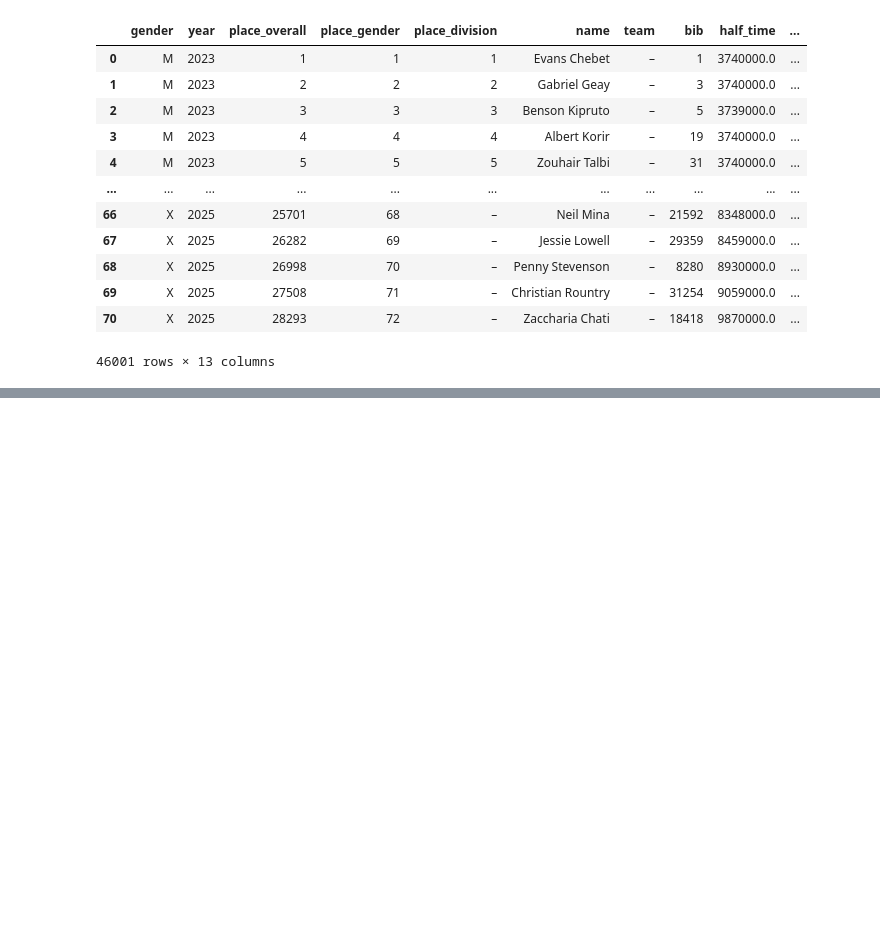
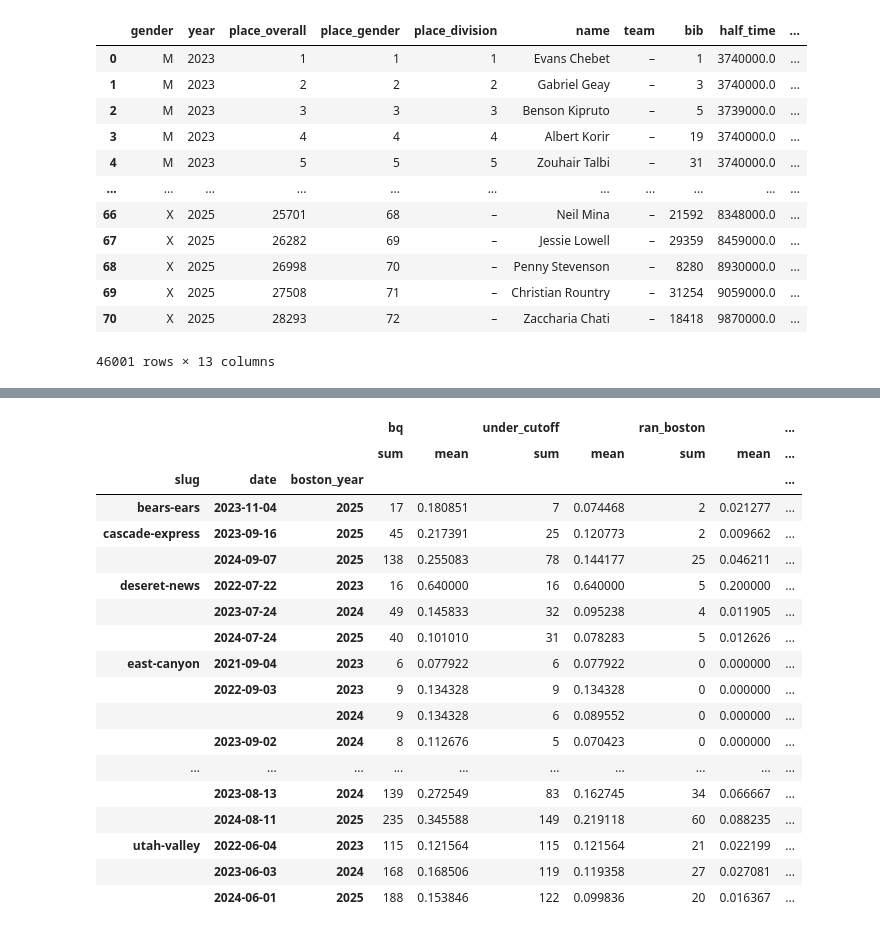
Before and after one commit to great-strides/boston-marathon-downhill, a Jupyter notebook: main.ipynb, the cells around one changed output, grey strips where cells are left out. Cells and saved outputs as stored; diff of their text form; code cells hidden in the pictures; blank space fills up the shorter version.

Commit message:
boston years

```diff
--- a/main.ipynb
+++ b/main.ipynb
@@ -188,14 +191,14 @@ abbr_to_state = {
     'AP': 'Armed Forces Pacific'
 }
 
-downhill_marathons_df['gender'] = downhill_marathons_df['gender'].replace('F', 'W').replace(['U', 'NB', 'NOT SPECIFIED', '---'], 'X')
+downhill_marathon_results_df['gender'] = downhill_marathon_results_df['gender'].replace('F', 'W').replace(['U', 'NB', 'NOT SPECIFIED', '---'], 'X')
 
-downhill_marathons_df['state'] = downhill_marathons_df['state'].replace({v[:10].upper(): k for k, v in abbr_to_state.items()})
-downhill_marathons_df['state'] = downhill_marathons_df['state'].str.lower()
-downhill_marathons_df['state'] = downhill_marathons_df['state'].replace({v.lower(): k  for k, v in abbr_to_state.items()})
-downhill_marathons_df['state'] = downhill_marathons_df['state'].str.upper()
+downhill_marathon_results_df['state'] = downhill_marathon_results_df['state'].replace({v[:10].upper(): k for k, v in abbr_to_state.items()})
+downhill_marathon_results_df['state'] = downhill_marathon_results_df['state'].str.lower()
+downhill_marathon_results_df['state'] = downhill_marathon_results_df['state'].replace({v.lower(): k  for k, v in abbr_to_state.items()})
+downhill_marathon_results_df['state'] = downhill_marathon_results_df['state'].str.upper()
 
-downhill_marathons_df['age'] = pd.to_numeric(downhill_marathons_df['age'], errors='coerce')
+downhill_marathon_results_df['age'] = pd.to_numeric(downhill_marathon_results_df['age'], errors='coerce')
 # %% [markdown]
 ## Cleaning and Formatting Race Data
 # %%
@@ -260,7 +263,7 @@ def get_division_for_age(age: int):
             return divisions_map[division]
     raise ValueError(f'Invalid age: {age}')
 # %%
-boston_marathon_df = pd.DataFrame(columns=['gender', 'year', 'place_overall', 'place_gender', 'place_division', 'name', 'team', 'bib', 'half_time', 'finish_time_net', 'finish_time_gun', 'division', 'state_province'])
+boston_marathon_results_df = pd.DataFrame(columns=['gender', 'year', 'place_overall', 'place_gender', 'place_division', 'name', 'team', 'bib', 'half_time', 'finish_time_net', 'finish_time_gun', 'division', 'state_province'])
 
 for year in range(2023, 2025 + 1):
     file_path = f'raw/boston-marathon-{year}.json'
@@ -279,9 +282,9 @@ for year in range(2023, 2025 + 1):
             temp_df['gender'] = gender
             temp_df['name'] = temp_df['name'].apply(lambda x: ' '.join(reversed(x.split(', '))))
 
-            boston_marathon_df = pd.concat([boston_marathon_df, temp_df])
+            boston_marathon_results_df = pd.concat([boston_marathon_results_df, temp_df])
 
-boston_marathon_df
+boston_marathon_results_df
 # %% [output]
 |  | gender | year | place_overall | place_gender | place_division | name | team | bib | half_time | ... |
 | 0 | M | 2023 | 1 | 1 | 1 | Evans Chebet | – | 1 | 3740000.0 | ... |
@@ -305,4 +308,15 @@ downhill_course_adjustments = {
     2999: 5 * 60 * 1000,
     5999: 10 * 60 * 1000,
 }
+# %%
+@lru_cache(maxsize=None)
+def get_boston_years(date: pd.Timestamp):
+    boston_years = []
+    for year, (start, end) in qualifying_windows_map.items():
+        if start <= date < end:
+            boston_years.append(year)
+    return boston_years
+# %%
+downhill_marathon_results_df['boston_year'] = downhill_marathon_results_df['date'].apply(get_boston_years)
+downhill_marathon_results_df = downhill_marathon_results_df.explode('boston_year')
 # %%
@@ -402,0 +400,25 @@ KeyError: 'tucson-marathon'
+# %%
+# get counts and proportions
+downhill_marathon_results_df\
+    .groupby(['slug', 'date', 'boston_year'])[['bq', 'under_cutoff', 'ran_boston', 'downhill_under_cutoff']]\
+    .agg(['sum', 'mean'])
+# %% [output]
+|  |  |  | bq |  | under_cutoff |  | ran_boston |  | ... |
+|  |  |  | sum | mean | sum | mean | sum | mean | ... |
+| slug | date | boston_year |  |  |  |  |  |  | ... |
+| bears-ears | 2023-11-04 | 2025 | 17 | 0.180851 | 7 | 0.074468 | 2 | 0.021277 | ... |
+| cascade-express | 2023-09-16 | 2025 | 45 | 0.217391 | 25 | 0.120773 | 2 | 0.009662 | ... |
+|  | 2024-09-07 | 2025 | 138 | 0.255083 | 78 | 0.144177 | 25 | 0.046211 | ... |
+| deseret-news | 2022-07-22 | 2023 | 16 | 0.640000 | 16 | 0.640000 | 5 | 0.200000 | ... |
+|  | 2023-07-24 | 2024 | 49 | 0.145833 | 32 | 0.095238 | 4 | 0.011905 | ... |
+|  | 2024-07-24 | 2025 | 40 | 0.101010 | 31 | 0.078283 | 5 | 0.012626 | ... |
+| east-canyon | 2021-09-04 | 2023 | 6 | 0.077922 | 6 | 0.077922 | 0 | 0.000000 | ... |
+|  | 2022-09-03 | 2023 | 9 | 0.134328 | 9 | 0.134328 | 0 | 0.000000 | ... |
+|  |  | 2024 | 9 | 0.134328 | 6 | 0.089552 | 0 | 0.000000 | ... |
+|  | 2023-09-02 | 2024 | 8 | 0.112676 | 5 | 0.070423 | 0 | 0.000000 | ... |
+| ... | ... | ... | ... | ... | ... | ... | ... | ... | ... |
+|  | 2023-08-13 | 2024 | 139 | 0.272549 | 83 | 0.162745 | 34 | 0.066667 | ... |
+|  | 2024-08-11 | 2025 | 235 | 0.345588 | 149 | 0.219118 | 60 | 0.088235 | ... |
+| utah-valley | 2022-06-04 | 2023 | 115 | 0.121564 | 115 | 0.121564 | 21 | 0.022199 | ... |
+|  | 2023-06-03 | 2024 | 168 | 0.168506 | 119 | 0.119358 | 27 | 0.027081 | ... |
+|  | 2024-06-01 | 2025 | 188 | 0.153846 | 122 | 0.099836 | 20 | 0.016367 | ... |
```
Also changed, not shown: parts of 4 cells of this notebook.
